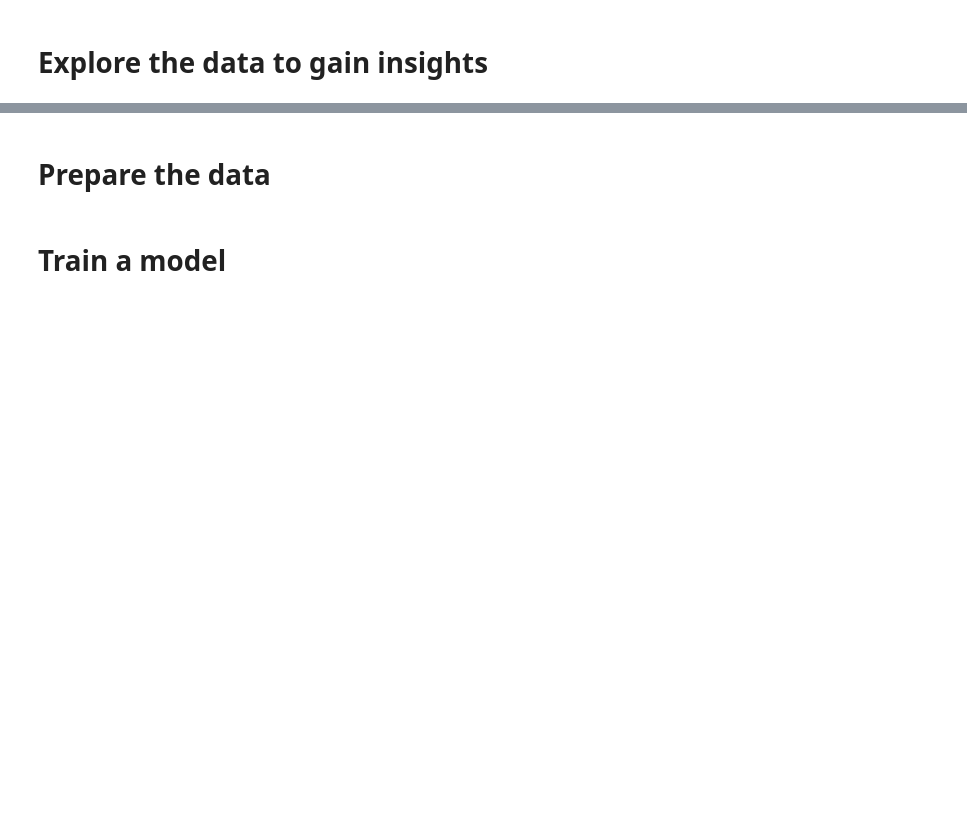
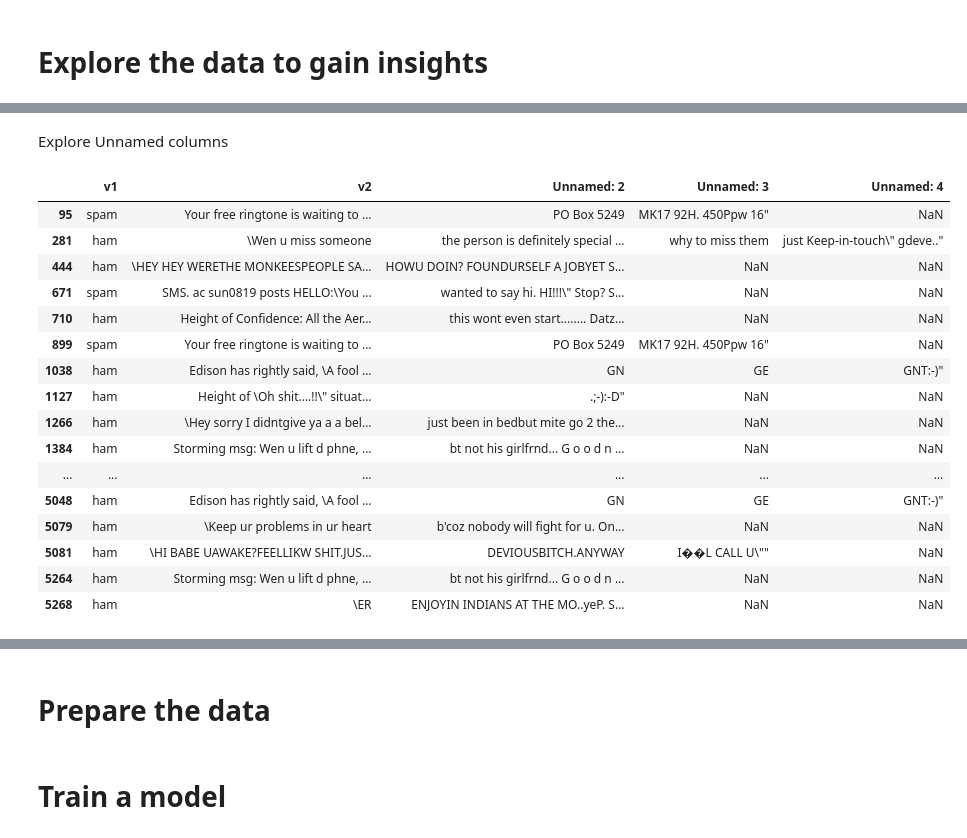
Before and after one commit to carloslme/spam_classifier, a Jupyter notebook: sms_spam_classifier.ipynb, the cells around one changed output, grey strips where cells are left out. Saved outputs shown, nothing was run; the diff lists cells and outputs as text; code cells hidden in the pictures; blank space fills up the shorter version.

```diff
--- a/sms_spam_classifier.ipynb
+++ b/sms_spam_classifier.ipynb
@@ -44,0 +88,22 @@ data.head(5)
+# %% [markdown]
+Explore Unnamed columns
+# %%
+data_exploration[data_exploration['Unnamed: 2'].notnull()]
+# %% [output]
+|  | v1 | v2 | Unnamed: 2 | Unnamed: 3 | Unnamed: 4 |
+| 95 | spam | Your free ringtone is waiting to ... | PO Box 5249 | MK17 92H. 450Ppw 16" | NaN |
+| 281 | ham | \Wen u miss someone | the person is definitely special ... | why to miss them | just Keep-in-touch\" gdeve.." |
+| 444 | ham | \HEY HEY WERETHE MONKEESPEOPLE SA... | HOWU DOIN? FOUNDURSELF A JOBYET S... | NaN | NaN |
+| 671 | spam | SMS. ac sun0819 posts HELLO:\You ... | wanted to say hi. HI!!!\" Stop? S... | NaN | NaN |
+| 710 | ham | Height of Confidence: All the Aer... | this wont even start........ Datz... | NaN | NaN |
+| 899 | spam | Your free ringtone is waiting to ... | PO Box 5249 | MK17 92H. 450Ppw 16" | NaN |
+| 1038 | ham | Edison has rightly said, \A fool ... | GN | GE | GNT:-)" |
+| 1127 | ham | Height of \Oh shit....!!\" situat... | .;-):-D" | NaN | NaN |
+| 1266 | ham | \Hey sorry I didntgive ya a a bel... | just been in bedbut mite go 2 the... | NaN | NaN |
+| 1384 | ham | Storming msg: Wen u lift d phne, ... | bt not his girlfrnd... G o o d n ... | NaN | NaN |
+| ... | ... | ... | ... | ... | ... |
+| 5048 | ham | Edison has rightly said, \A fool ... | GN | GE | GNT:-)" |
+| 5079 | ham | \Keep ur problems in ur heart | b'coz nobody will fight for u. On... | NaN | NaN |
+| 5081 | ham | \HI BABE UAWAKE?FEELLIKW SHIT.JUS... | DEVIOUSBITCH.ANYWAY | I��L CALL U\"" | NaN |
+| 5264 | ham | Storming msg: Wen u lift d phne, ... | bt not his girlfrnd... G o o d n ... | NaN | NaN |
+| 5268 | ham | \ER | ENJOYIN INDIANS AT THE MO..yeP. S... | NaN | NaN |
```
Also changed, not shown: parts of 18 cells of this notebook.
